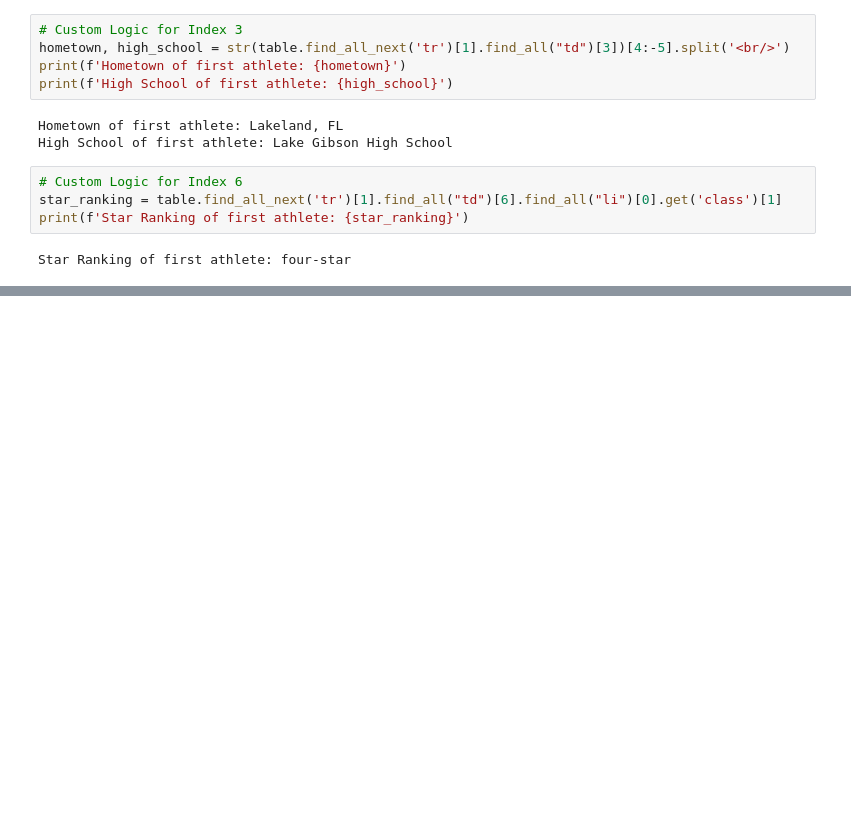
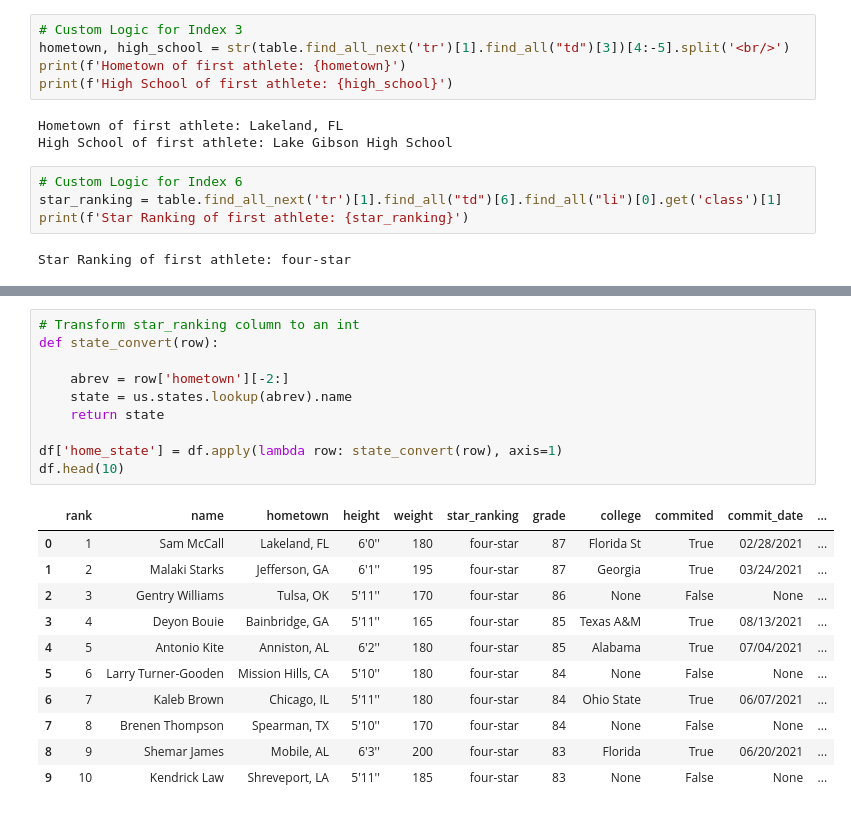
Before and after one commit to LaurenBassett/WebScraper, a Jupyter notebook: main.ipynb, the cells around one changed output, grey strips where cells are left out. Saved outputs shown, nothing was run; the diff lists cells and outputs as text; blank space fills up the shorter version.

```diff
--- a/main.ipynb
+++ b/main.ipynb
@@ -177,0 +270,22 @@ NameError: name 'pd' is not defined
+# %%
+# Transform star_ranking column to an int
+def state_convert(row):
+
+    abrev = row['hometown'][-2:]
+    state = us.states.lookup(abrev).name
+    return state
+
+df['home_state'] = df.apply(lambda row: state_convert(row), axis=1)
+df.head(10)
+# %% [output]
+|  | rank | name | hometown | height | weight | star_ranking | grade | college | commited | commit_date | ... |
+| 0 | 1 | Sam McCall | Lakeland, FL | 6'0'' | 180 | four-star | 87 | Florida St | True | 02/28/2021 | ... |
+| 1 | 2 | Malaki Starks | Jefferson, GA | 6'1'' | 195 | four-star | 87 | Georgia | True | 03/24/2021 | ... |
+| 2 | 3 | Gentry Williams | Tulsa, OK | 5'11'' | 170 | four-star | 86 | None | False | None | ... |
+| 3 | 4 | Deyon Bouie | Bainbridge, GA | 5'11'' | 165 | four-star | 85 | Texas A&M | True | 08/13/2021 | ... |
+| 4 | 5 | Antonio Kite | Anniston, AL | 6'2'' | 180 | four-star | 85 | Alabama | True | 07/04/2021 | ... |
+| 5 | 6 | Larry Turner-Gooden | Mission Hills, CA | 5'10'' | 180 | four-star | 84 | None | False | None | ... |
+| 6 | 7 | Kaleb Brown | Chicago, IL | 5'11'' | 180 | four-star | 84 | Ohio State | True | 06/07/2021 | ... |
+| 7 | 8 | Brenen Thompson | Spearman, TX | 5'10'' | 170 | four-star | 84 | None | False | None | ... |
+| 8 | 9 | Shemar James | Mobile, AL | 6'3'' | 200 | four-star | 83 | Florida | True | 06/20/2021 | ... |
+| 9 | 10 | Kendrick Law | Shreveport, LA | 5'11'' | 185 | four-star | 83 | None | False | None | ... |
```
Also changed, not shown: parts of 15 cells of this notebook.
